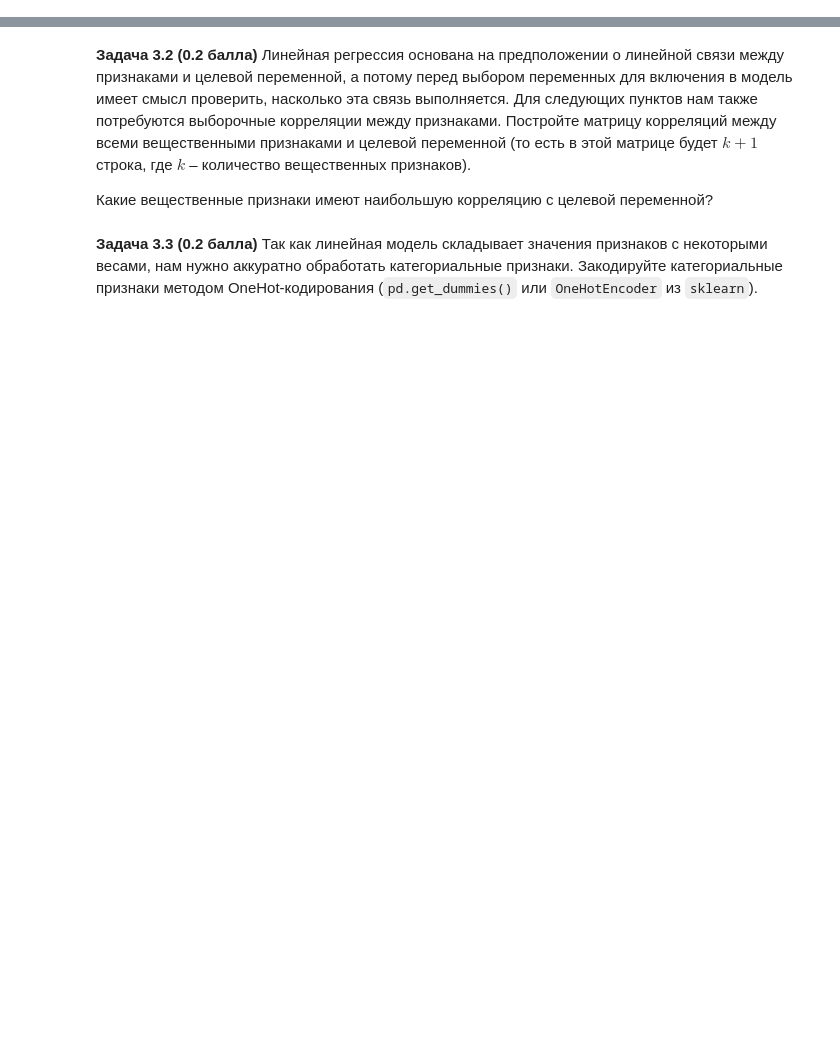
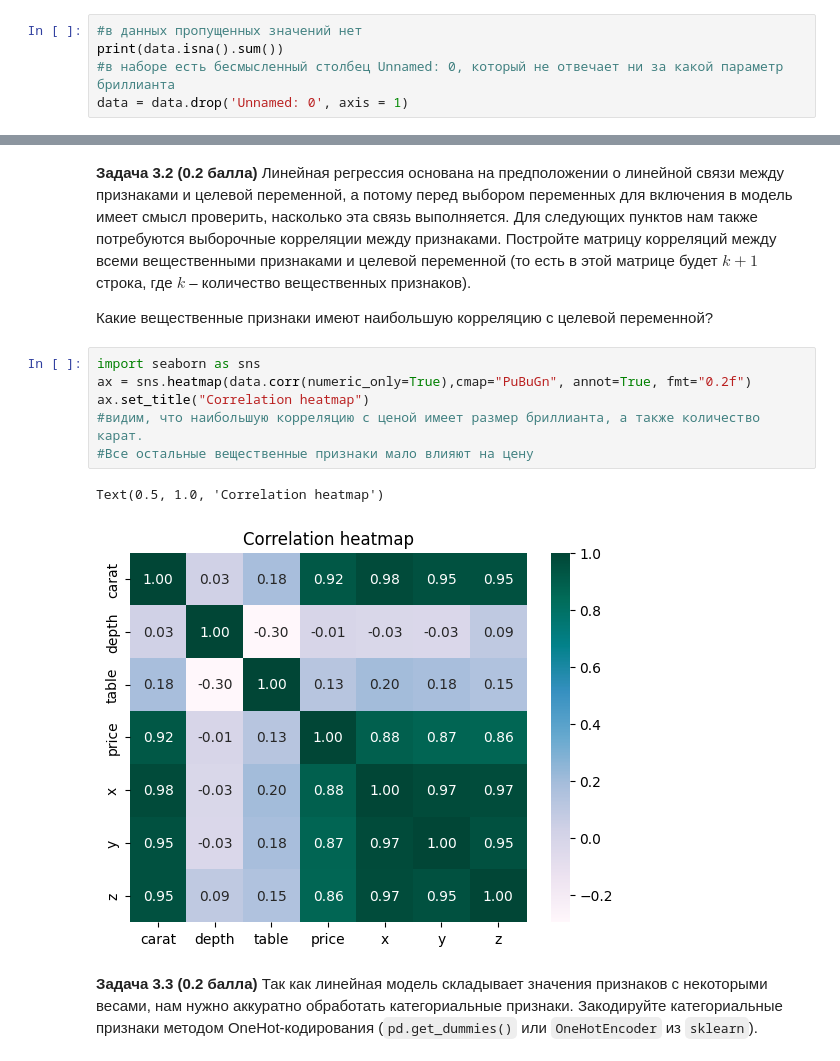
Before and after one commit to andreysnigirev/Data_Analysis, a Jupyter notebook: hw04_knn_linreg.ipynb, the cells around one changed output, grey strips where cells are left out. Drawn from its saved outputs; the diff is of its cells as text; blank space fills up the shorter version.

```diff
--- a/hw04_knn_linreg.ipynb
+++ b/hw04_knn_linreg.ipynb
@@ -302,3 +377,8 @@ data.head(5)
 # %% [markdown]
 **Задача 3.1 (0.2 балла)** Есть ли в наборе данных пропущенные значения? Если да, удалите их.
 Есть ли в наборе данных бессмысленные столбцы (признаки, не несущие дополнительной информации)? Если да, то удалите их.
+# %%
+#в данных пропущенных значений нет
+print(data.isna().sum())
+#в наборе есть бесмысленный столбец Unnamed: 0, который не отвечает ни за какой параметр бриллианта
+data = data.drop('Unnamed: 0', axis = 1)
@@ -306,5 +399,14 @@ data.head(5)
 **Задача 3.2 (0.2 балла)** Линейная регрессия основана на предположении о линейной связи между признаками и целевой переменной, а потому перед выбором переменных для включения в модель имеет смысл проверить, насколько эта связь выполняется. Для следующих пунктов нам также потребуются выборочные корреляции между признаками. Постройте матрицу корреляций между всеми вещественными признаками и целевой переменной (то есть в этой матрице будет $k+1$ строка, где $k$ – количество вещественных признаков).
 
 Какие вещественные признаки имеют наибольшую корреляцию с целевой переменной?
+# %%
+import seaborn as sns
+ax = sns.heatmap(data.corr(numeric_only=True),cmap="PuBuGn", annot=True, fmt="0.2f")
+ax.set_title("Correlation heatmap")
+#видим, что наибольшую корреляцию с ценой имеет размер бриллианта, а также количество карат.
+#Все остальные вещественные признаки мало влияют на цену
+# %% [output]
+Text(0.5, 1.0, 'Correlation heatmap')
+[figure, added]
 # %% [markdown]
 **Задача 3.3 (0.2 балла)** Так как линейная модель складывает значения признаков с некоторыми весами, нам нужно аккуратно обработать категориальные признаки. Закодируйте категориальные признаки методом OneHot-кодирования (`pd.get_dummies()` или `OneHotEncoder` из `sklearn`).
```
Also changed, not shown: parts of 26 cells of this notebook.
